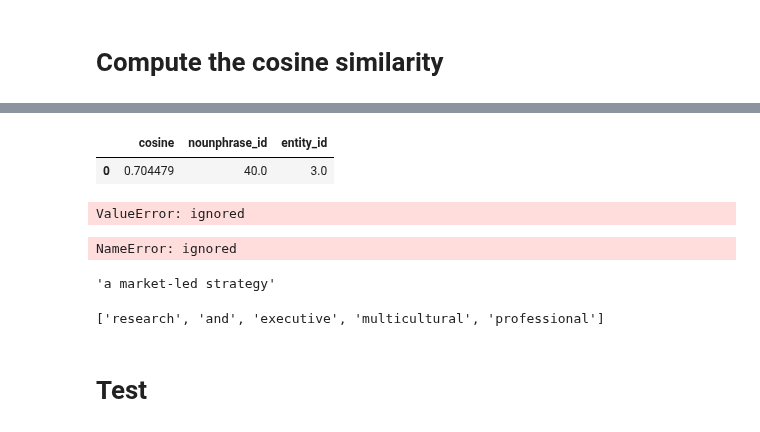
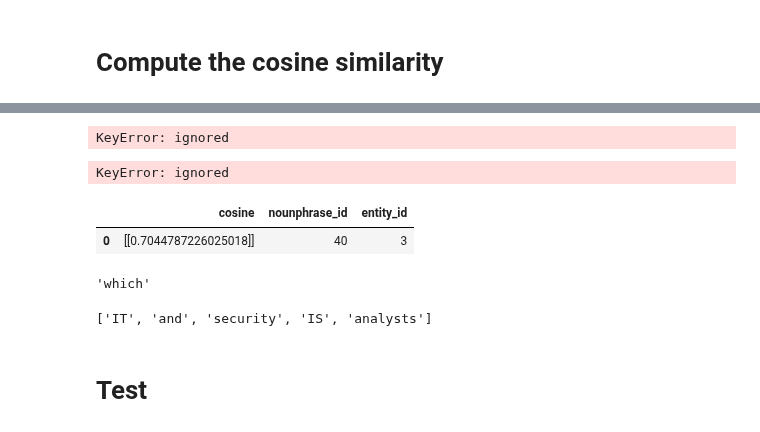
Before and after one commit to Heity94/TWSM_Lab, a Jupyter notebook: Project/Notebooks/Ontology_Glove.ipynb, the cells around one changed output, grey strips where cells are left out. Cells and saved outputs as stored; diff of their text form; code cells hidden in the pictures.

```diff
--- a/Project/Notebooks/Ontology_Glove.ipynb
+++ b/Project/Notebooks/Ontology_Glove.ipynb
@@ -263,15 +268,14 @@ from numpy.linalg import norm
 # %%
+def computing_cosine(embedding_nounphrase, embedding_entity, df_nounphrase, df_entity):
+  df = pd.DataFrame(columns=['cosine', 'nounphrase_id', 'nounphrase', 'entity_id', 'entity'])
+  for i1, np in enumerate(embedding_nounphrase):
+    df2 = pd.DataFrame(columns=['cosine', 'nounphrase_id', 'nounphrase', 'entity_id', 'entity'])
+    for i2, e in enumerate(embedding_entity):
+      cosine = cosine_similarity(np.reshape(1,-1), e.reshape(1,-1))
+      a = pd.Series([cosine, i1, df_nounphrase[i1], i2, df_entity[i2]], index=df2.columns)
+      df2 = df2.append(a, ignore_index=True)
+    max = df2.sort_values(by=['cosine'], ascending=False).head(1)
+    df = df.append(max, ignore_index=True)
 
-def cosine_similarity(embedding_nounphrase, embedding_entity):
-  df = pd.DataFrame(columns=['cosine', 'nounphrase_id', 'entity_id'])
-  for i1, np in enumerate(embedding_nounphrase):
-    df2 = pd.DataFrame(columns=['cosine', 'nounphrase_id', 'entity_id'])
-    for i2, e in enumerate(embedding_entity):
-      cosine = np.dot(np,e)/(norm(np)*norm(e))
-      a = pd.Series([cosine, i1, i2], index=df2.columns)
-      df2 = df2.append(a, ignore_index=True)
-    df2 = df2.sort_values(by=['cosine'], ascending=False)
-    max = df2[1]
-    df.append(max, ignore_index=True)
   return df
 # %%
@@ -288,41 +302,33 @@ cosine
+# %%
+cosine_table = computing_cosine(embedding_nounphrase, embedding_entity, nounphrases_188["noun_phrases"], ontology_syn_ds_unique["synonym"])
+cosine_table
+# %% [output]
+KeyError: ignored
+# %%
+nounphrases_188["noun_phrases"][3115]
+# %% [output]
+KeyError: ignored
 # %%
 from sklearn.metrics.pairwise import cosine_similarity
 
 df2 = pd.DataFrame(columns=['cosine', 'nounphrase_id', 'entity_id'])
-cosine = np.dot(embedding_nounphrase[40],embedding_entity[3])/(norm(embedding_nounphrase[40])*norm(embedding_entity[3]))
-#cosine = cosine_similarity(embedding_nounphrase[40], embedding_entity[3])
+#cosine = np.dot(embedding_nounphrase[40],embedding_entity[3])/(norm(embedding_nounphrase[40])*norm(embedding_entity[3]))
+cosine = cosine_similarity(embedding_nounphrase[40].reshape(1,-1), embedding_entity[3].reshape(1,-1))
 
 a = pd.Series([cosine, 40, 3], index=df2.columns)
 df2 = df2.append(a, ignore_index=True)
 df2
 # %% [output]
 |  | cosine | nounphrase_id | entity_id |
-| 0 | 0.704479 | 40.0 | 3.0 |
+| 0 | [[0.7044787226025018]] | 40 | 3 |
-# %%
-for i1, np in enumerate(test_np):
-    df2 = pd.DataFrame(columns=['cosine', 'nounphrase_id', 'entity_id'])
-    for i2, e in enumerate(test_entity):
-      cosine = np.dot(np,e)/(norm(np)*norm(e))
-      a = pd.Series([cosine, i1, i2], index=df2.columns)
-      df2 = df2.append(a, ignore_index=True)
-    df2 = df2.sort_values(by=['cosine'], ascending=False)
-    max = df2[1]
-    print(max)
-# %% [output]
-ValueError: ignored
-# %%
-test_cosine = cosine_similarity(test_np, test_entity)
-test_cosine
-# %% [output]
-NameError: ignored
 # %%
-nounphrases_188["noun_phrases"][40]
+nounphrases_188["noun_phrases"][0]
 # %% [output]
-'a market-led strategy'
+'which'
 # %%
-corpus_entity[3]
+corpus_entity[8]
 # %% [output]
-['research', 'and', 'executive', 'multicultural', 'professional']
+['IT', 'and', 'security', 'IS', 'analysts']
 # %% [markdown]
 # Test
 # %%
```
Also changed, not shown: parts of 10 cells of this notebook.
